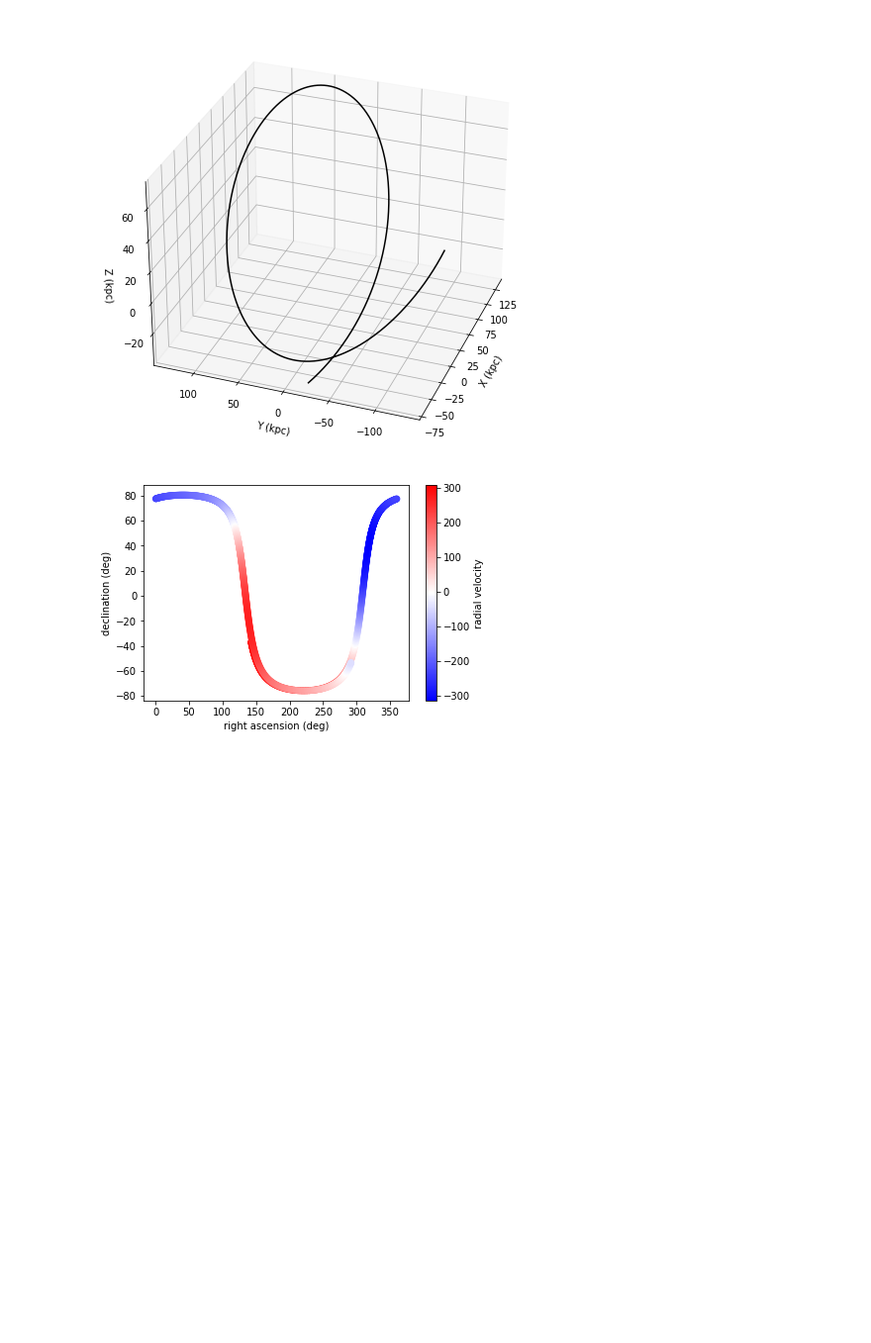
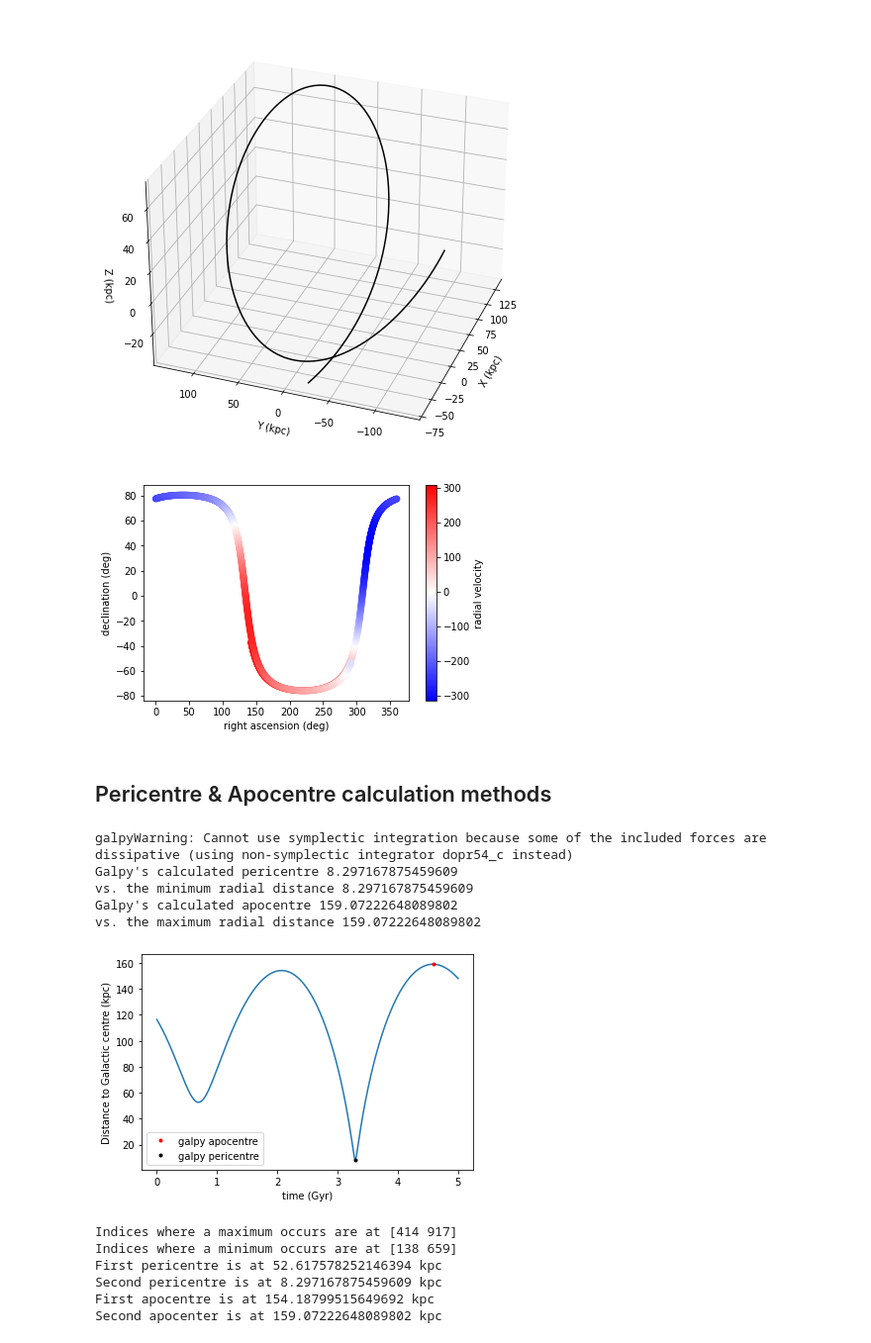
Before and after one commit to anyadovgal/dynamics_tutorial, a Jupyter notebook: tutorial.ipynb, the cells around one changed output. Shown at 99% size. Saved outputs shown, nothing was run; the diff lists cells and outputs as text; code cells hidden in the pictures; blank space fills up the shorter version.

Commit message:
Added indepth explanation on galpys apo/peri returns

```diff
--- a/tutorial.ipynb
+++ b/tutorial.ipynb
@@ -240,7 +258,7 @@ ay= lambda t: evaluatephitorques(moving_pot_lmc,loc_origin,0.,phi=0.,t=t,
 az= lambda t: evaluatezforces(moving_pot_lmc,loc_origin,0.,phi=0.,t=t,
                                   use_physical=False)
 
-t_intunits= o.time(use_physical=False)[::-1] # need to reverse the order for interp
+t_intunits= o_lmc.time(use_physical=False)[::-1] # need to reverse the order for interp
 ax4int= np.array([ax(t) for t in t_intunits])
 ax_int= lambda t: np.interp(t,t_intunits,ax4int)
 ay4int= np.array([ay(t) for t in t_intunits])
@@ -403,3 +421,55 @@ plt.xlabel('right ascension (deg)')
 plt.ylabel('declination (deg)');
 # %% [output]
 [figure]
+# %% [markdown]
+## Pericentre & Apocentre calculation methods
+# %%
+test = Orbit.from_name('CraterII')
+time = -ts #forward integration for this example
+
+# Integrating the orbits
+test.integrate(time, pot=newpot)
+
+plt.plot(time*to, test.r(time))
+plt.xlabel('time (Gyr)')
+plt.ylabel('Distance to Galactic centre (kpc)')
+
+plt.plot(time[np.argmax(test.r(time))]*to, test.rap(), 'r.', label='galpy apocentre')
+plt.plot(time[np.argmin(test.r(time))]*to, test.rperi(), 'k.', label='galpy pericentre')
+plt.legend()
+
+print("Galpy's calculated pericentre",test.rperi())
+print("vs. the minimum radial distance",min(test.r(time)))
+print("Galpy's calculated apocentre",test.rap())
+print("vs. the maximum radial distance",max(test.r(time)))
+# %% [output]
+galpyWarning: Cannot use symplectic integration because some of the included forces are dissipative (using non-symplectic integrator dopr54_c instead)
+Galpy's calculated pericentre 8.297167875459609
+vs. the minimum radial distance 8.297167875459609
+Galpy's calculated apocentre 159.07222648089802
+vs. the maximum radial distance 159.07222648089802
+[figure, added]
+# %%
+import numpy as np
+from scipy.signal import argrelextrema
+
+# for local maxima
+apo_indx = argrelextrema(test.r(time), np.greater)[0]
+print('Indices where a maximum occurs are at', apo_indx)
+
+# for local minima
+peri_indx = argrelextrema(test.r(time), np.less)[0]
+print('Indices where a minimum occurs are at', peri_indx)
+
+#print(test.r(-ts)[peri_indx[0][1]]) #test.r(-ts)[peri_indx[1]], test.r(-ts)[659], test.r(-ts)[917])
+print('First pericentre is at', test.r(time)[peri_indx[0]], 'kpc')
+print('Second pericentre is at', test.r(time)[peri_indx[1]], 'kpc')
+print('First apocentre is at', test.r(time)[apo_indx[0]], 'kpc')
+print('Second apocenter is at', test.r(time)[apo_indx[1]], 'kpc')
+# %% [output]
+Indices where a maximum occurs are at [414 917]
+Indices where a minimum occurs are at [138 659]
+First pericentre is at 52.617578252146394 kpc
+Second pericentre is at 8.297167875459609 kpc
+First apocentre is at 154.18799515649692 kpc
+Second apocenter is at 159.07222648089802 kpc
```
Also changed, not shown: parts of 10 cells of this notebook.
